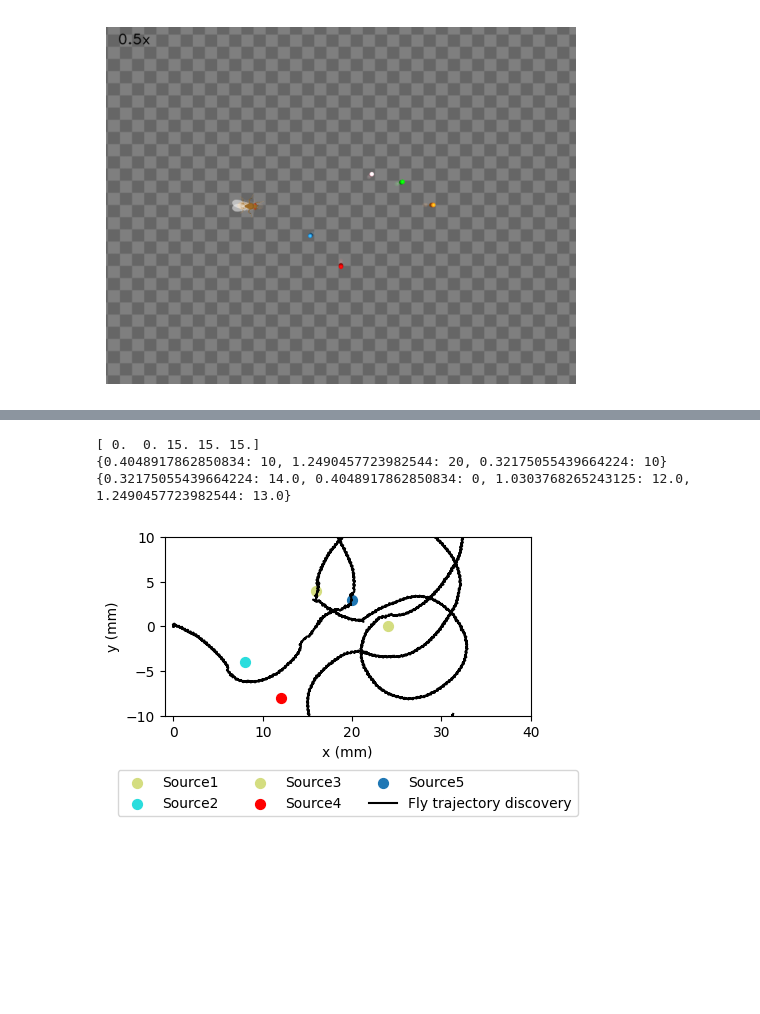
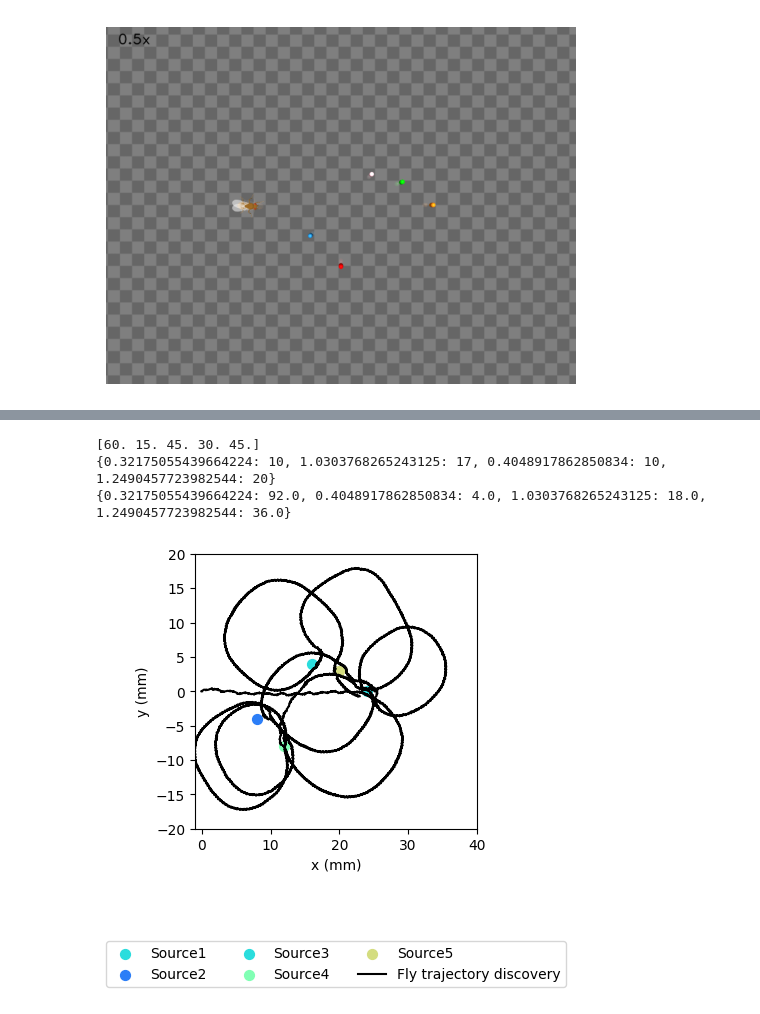
Before and after one commit to NeLy-EPFL/flygym-scratch, a Jupyter notebook: notebooks/learning_memory/food_environment_demo.ipynb, the cells around one changed output, grey strips where cells are left out. Drawn from its saved outputs; the diff is of its cells as text; code cells hidden in the pictures; blank space fills up the shorter version.

Commit message:
plotting

```diff
--- a/notebooks/learning_memory/food_environment_demo.ipynb
+++ b/notebooks/learning_memory/food_environment_demo.ipynb
@@ -77,7 +77,7 @@ ax.axis("off")
 # %%
 # Let's start the simulation
 decision_interval = 0.01
-run_time = 40  # sim.simulation_time / 2
+run_time = sim.simulation_time / 2
 num_decision_steps = int(run_time / decision_interval)
 logging.info("Number of decision steps: ", num_decision_steps)
 physics_steps_per_decision_step = int(decision_interval / sim_params.timestep)
@@ -98,7 +98,9 @@ for i in trange(num_decision_steps):
     # compute the control signal to go towards the chosen source
     control_signal = arena.generate_specific_turning_control(source, sim)
     for _ in range(physics_steps_per_decision_step):
-        obs, reward, terminated, truncated, _ = sim.step(control_signal, False, True, True)
+        obs, reward, terminated, truncated, _ = sim.step(
+            control_signal, False, True, True
+        )
         rendered_img = sim.render()
         if rendered_img is not None:
             # record odor intensity too for video
@@ -137,8 +149,8 @@ print(sim.fly_valence_dictionary)
 # Let's check the confidence level for the fly's memory related to the different smells
 print(sim.key_odor_scores)
 # %% [output]
-[ 0.  0. 15. 15. 15.]
-{0.4048917862850834: 10, 1.2490457723982544: 20, 0.32175055439664224: 10}
-{0.32175055439664224: 14.0, 0.4048917862850834: 0, 1.0303768265243125: 12.0, 1.2490457723982544: 13.0}
+[60. 15. 45. 30. 45.]
+{0.32175055439664224: 10, 1.0303768265243125: 17, 0.4048917862850834: 10, 1.2490457723982544: 20}
+{0.32175055439664224: 92.0, 0.4048917862850834: 4.0, 1.0303768265243125: 18.0, 1.2490457723982544: 36.0}
 # %%
 # Choose a name to save both the video and the trajectory
@@ -148,31 +160,31 @@ path = Path(f"/home/nmf-learning/flygym-scratch/outputs/plots/{name}")
 # %%
 # Plot the trajectory
 fly_pos_hist = np.array([obs["fly"][0, :2] for obs in obs_hist])
-fig, ax = plt.subplots(1, 1, figsize=(5, 4), tight_layout=True)
+fig, ax = plt.subplots(1, 1, figsize=(6, 5), tight_layout=True)
 color_list = sim.generate_color_plot()
 for element in range(len(sim.arena.food_sources)):
     ax.scatter(
         [sim.arena.food_sources[element].position[0]],
         [sim.arena.food_sources[element].position[1]],
         marker="o",
         color=color_list.get(element),
         s=50,
-        label="Source" + str(element+1),
+        label="Source" + str(element + 1),
     )
 ax.plot(
     fly_pos_hist[:, 0], fly_pos_hist[:, 1], color="k", label="Fly trajectory discovery"
 )
 ax.set_aspect("equal")
 ax.set_xlim(-1, 40)
-ax.set_ylim(-10, 10)
+ax.set_ylim(-20, 20)
 ax.set_xlabel("x (mm)")
 ax.set_ylabel("y (mm)")
 ax.legend(ncols=3, loc="lower center", bbox_to_anchor=(0.5, -0.6))
 fig.savefig(
     f"/home/nmf-learning/flygym-scratch/outputs/plots/{name}/odor_taxis_trajectory.png"
 )
 # %% [output]
-[figure, old version]
+[figure, new version]
 # %%
 # save the video
 sim.save_video(
```
Also changed, not shown: parts of 7 cells of this notebook, 23 other files.
